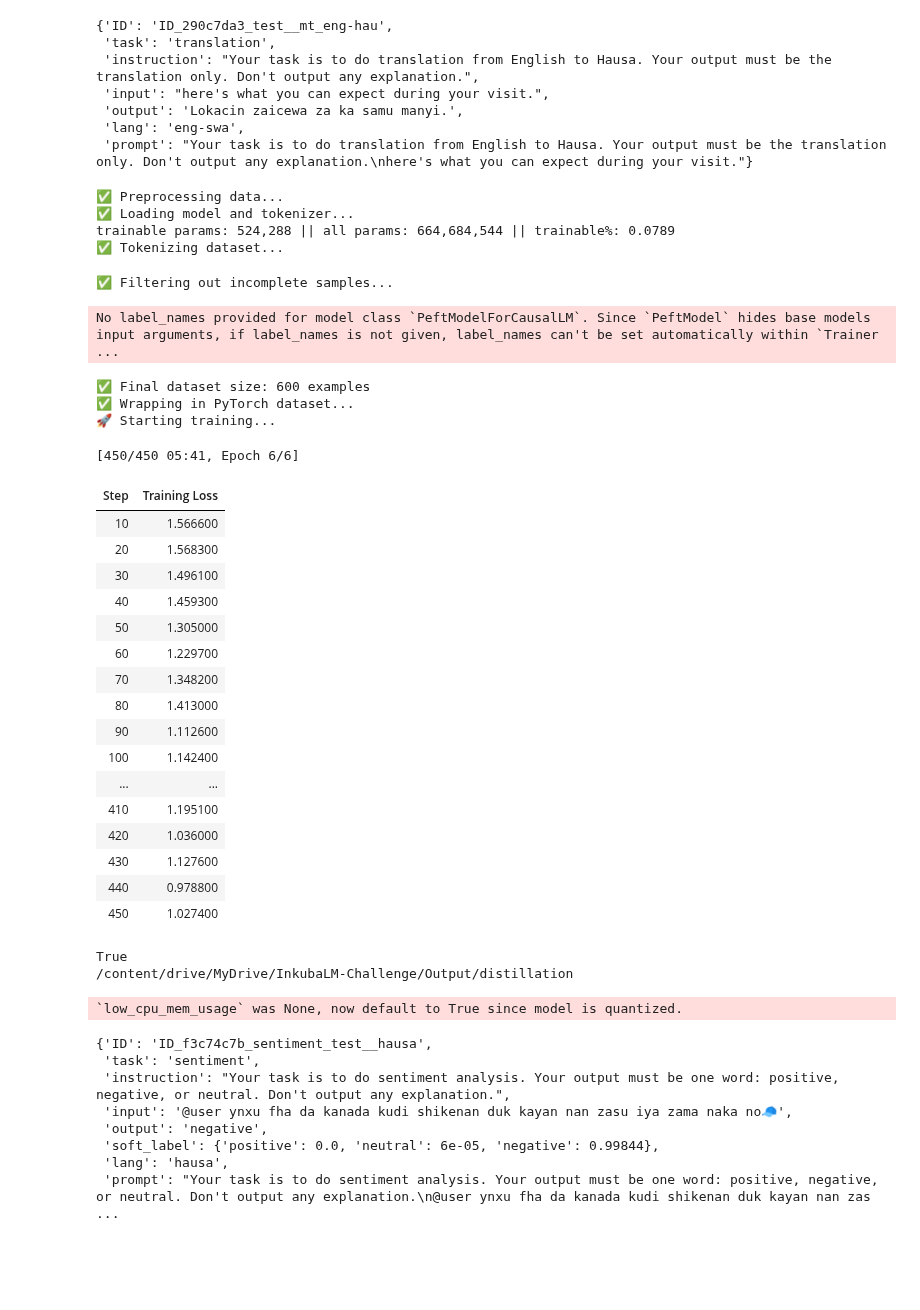
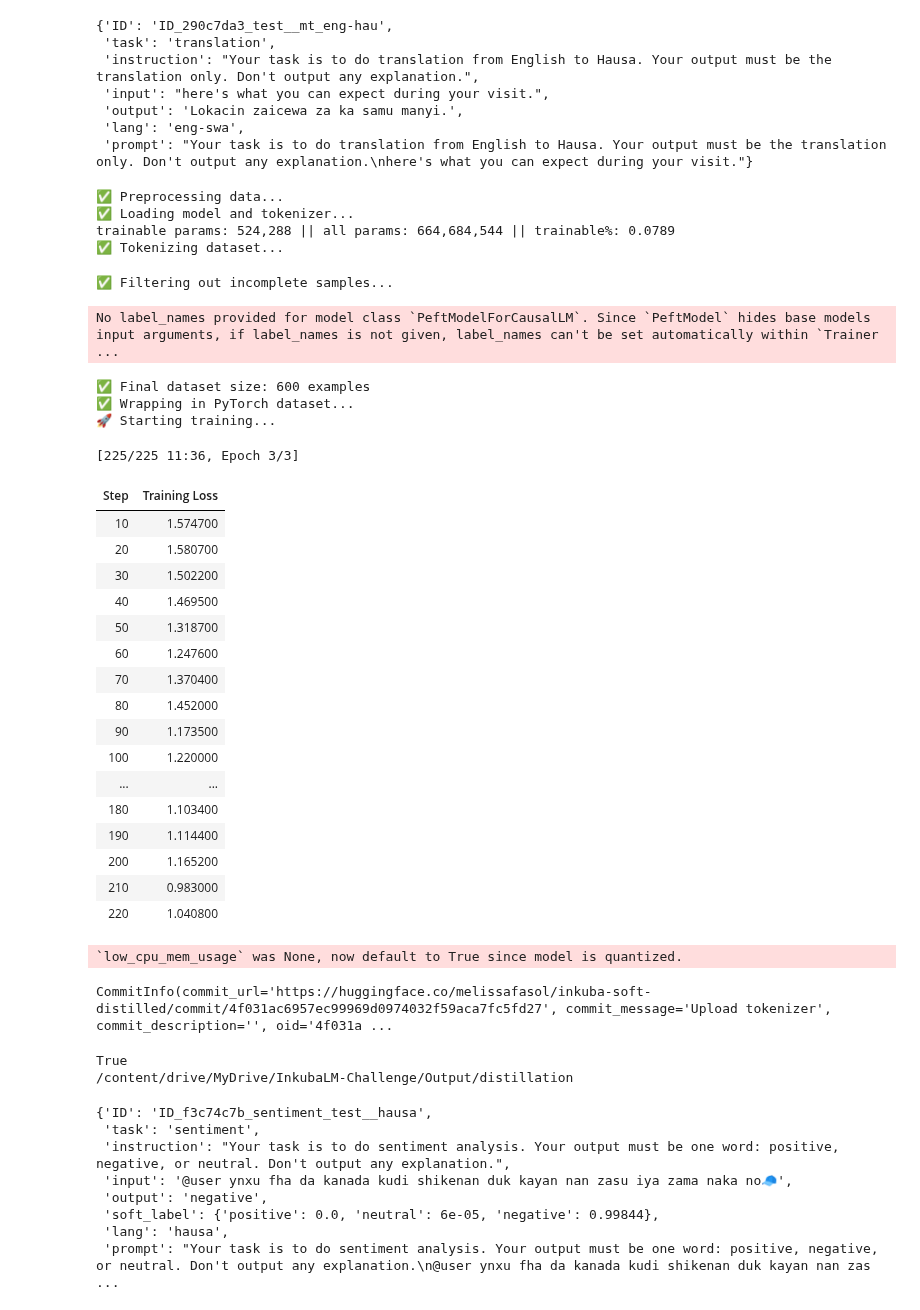
Before and after one commit to melissafasol/InkubaLM-Challenge, a Jupyter notebook: notebooks_ab/distillation.ipynb, the cells around one changed output. Saved outputs shown, nothing was run; the diff lists cells and outputs as text; code cells hidden in the pictures; blank space fills up the shorter version.

Commit message:
retrain models and save

```diff
--- a/notebooks_ab/distillation.ipynb
+++ b/notebooks_ab/distillation.ipynb
@@ -353,6 +353,8 @@ class TorchSoftLabelDataset(TorchDataset):
 # 7. Training pipeline
 # ---------------------------
 def train_soft_distilled_lora_model(raw_data, model_name="lelapa/InkubaLM-0.4B"):
+
+    output_path = "/content/drive/MyDrive/InkubaLM-Challenge/Output/distillation"
     print("✅ Preprocessing data...")
     processed = preprocess_soft_labels(raw_data)
     dataset = HFDataset.from_list(processed)
@@ -388,9 +390,9 @@ def train_soft_distilled_lora_model(raw_data, model_name="lelapa/InkubaLM-0.4B")
     torch_dataset = TorchSoftLabelDataset(tokenized)
 
     training_args = TrainingArguments(
-        output_dir= (os.path.join(output_path,"/soft_distill_inkuba_output")),
+        output_dir= output_path,
         per_device_train_batch_size=4,
-        num_train_epochs=6,
+        num_train_epochs=3,
         gradient_accumulation_steps=2,
         logging_steps=10,
         save_steps=50,
@@ -405,52 +407,72 @@ def train_soft_distilled_lora_model(raw_data, model_name="lelapa/InkubaLM-0.4B")
     trainer = SoftDistillationTrainer(
         model=model,
         args=training_args,
         train_dataset=torch_dataset,
         eval_dataset=None,
         data_collator=SoftLabelDataCollator(tokenizer),
     )
 
     trainer.train()
 
+    output_path = "/content/drive/MyDrive/InkubaLM-Challenge/Output/distillation"
+    save_dir = Path(output_path) / "soft_distill_inkuba_output"
+    save_dir.mkdir(parents=True, exist_ok=True)  # optional: make sure folder exists
+
+    # Merge LoRA weights into base model and save everything
     model = model.merge_and_unload()
-    model.save_pretrained(os.path.join(output_path,"/soft_distill_inkuba_output"))
-    tokenizer.save_pretrained(os.path.join(output_path,"/soft_distill_inkuba_output"))
+    model.save_pretrained(save_dir)
+    tokenizer.save_pretrained(save_dir)
+
 
     return model, tokenizer
 
 # ---------------------------
 # 8. Run training
 # ---------------------------
 if __name__ == "__main__":
     train_soft_distilled_lora_model(sentiment_xnli_raw, model_name="lelapa/InkubaLM-0.4B")
 # %% [output]
 ✅ Preprocessing data...
 ✅ Loading model and tokenizer...
 trainable params: 524,288 || all params: 664,684,544 || trainable%: 0.0789
 ✅ Tokenizing dataset...
 ✅ Filtering out incomplete samples...
 No label_names provided for model class `PeftModelForCausalLM`. Since `PeftModel` hides base models input arguments, if label_names is not given, label_names can't be set automatically within `Trainer ...
 ✅ Final dataset size: 600 examples
 ✅ Wrapping in PyTorch dataset...
 🚀 Starting training...
-[450/450 05:41, Epoch 6/6]
+[225/225 11:36, Epoch 3/3]
 | Step | Training Loss |
-| 10 | 1.566600 |
-| 20 | 1.568300 |
-| 30 | 1.496100 |
-| 40 | 1.459300 |
-| 50 | 1.305000 |
-| 60 | 1.229700 |
-| 70 | 1.348200 |
-| 80 | 1.413000 |
-| 90 | 1.112600 |
-| 100 | 1.142400 |
+| 10 | 1.574700 |
+| 20 | 1.580700 |
+| 30 | 1.502200 |
+| 40 | 1.469500 |
+| 50 | 1.318700 |
+| 60 | 1.247600 |
+| 70 | 1.370400 |
+| 80 | 1.452000 |
+| 90 | 1.173500 |
+| 100 | 1.220000 |
 | ... | ... |
-| 410 | 1.195100 |
-| 420 | 1.036000 |
-| 430 | 1.127600 |
-| 440 | 0.978800 |
-| 450 | 1.027400 |
+| 180 | 1.103400 |
+| 190 | 1.114400 |
+| 200 | 1.165200 |
+| 210 | 0.983000 |
+| 220 | 1.040800 |
+# %%
+from transformers import AutoModelForCausalLM, AutoTokenizer
+
+load_dir = "/content/drive/MyDrive/InkubaLM-Challenge/Output/distillation/soft_distill_inkuba_output"
+
+model = AutoModelForCausalLM.from_pretrained(load_dir, local_files_only=True)
+tokenizer = AutoTokenizer.from_pretrained(load_dir, local_files_only=True)
+# %% [output]
+`low_cpu_mem_usage` was None, now default to True since model is quantized.
+# %%
+model.push_to_hub("melissafasol/inkuba-soft-distilled")
+tokenizer.push_to_hub("melissafasol/inkuba-soft-distilled")
+# %% [output]
+CommitInfo(commit_url='https://huggingface.co/melissafasol/inkuba-soft-distilled/commit/4f031ac6957ec99969d0974032f59aca7fc5fd27', commit_message='Upload tokenizer', commit_description='', oid='4f031a ...
 # %%
 import os
 output_path = "/content/drive/MyDrive/InkubaLM-Challenge/Output/distillation"
@@ -461,12 +483,6 @@ print(output_path)
 # %% [output]
 True
 /content/drive/MyDrive/InkubaLM-Challenge/Output/distillation
-# %%
-model = AutoModelForCausalLM.from_pretrained(os.path.join(output_path,"/soft_distill_inkuba_output")).to("cuda")
-tokenizer = AutoTokenizer.from_pretrained("lelapa/InkubaLM-0.4B")
-tokenizer.pad_token = tokenizer.eos_token  # Ensure padding is defined
-# %% [output]
-`low_cpu_mem_usage` was None, now default to True since model is quantized.
 # %%
 sentiment_xnli_raw[0]
 # %% [output]
```
Also changed, not shown: parts of 16 cells of this notebook.
